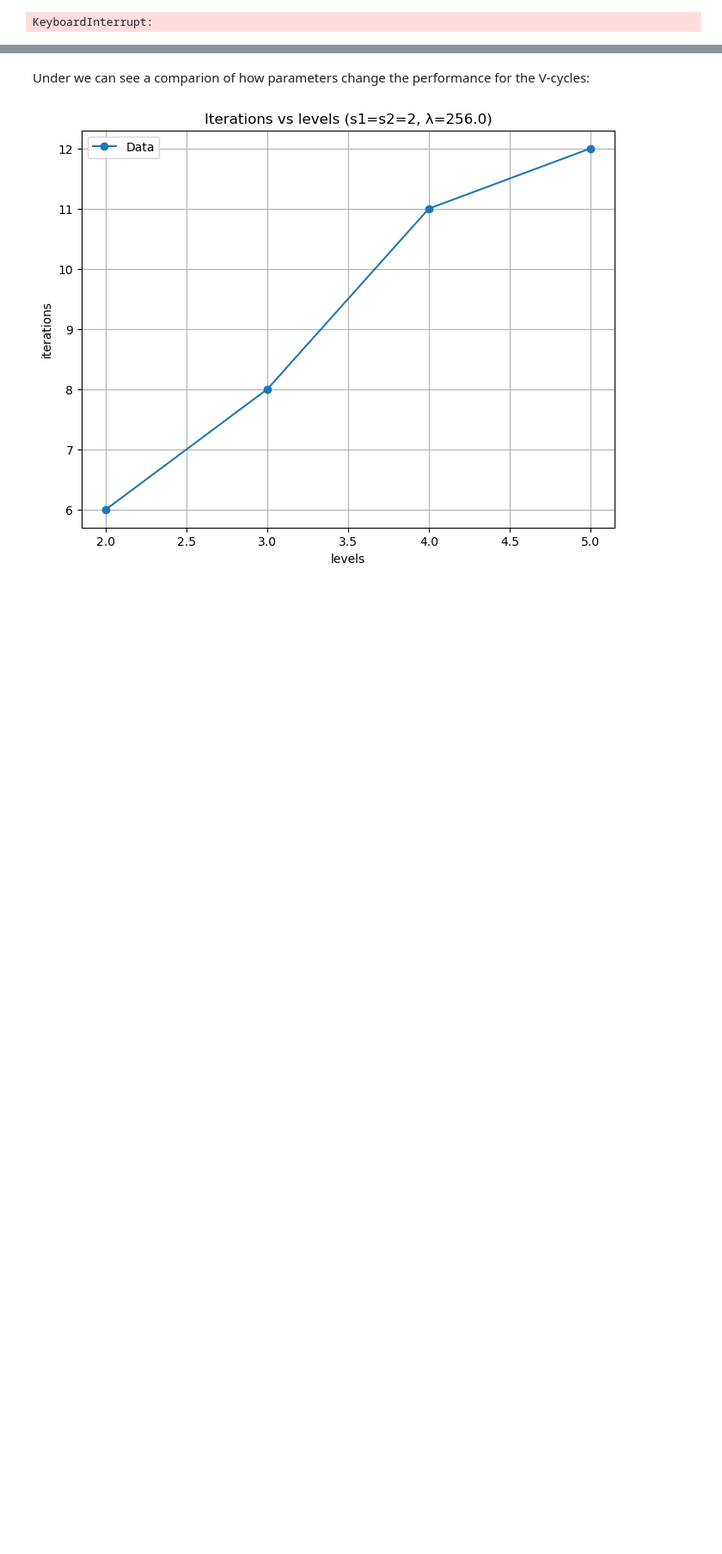
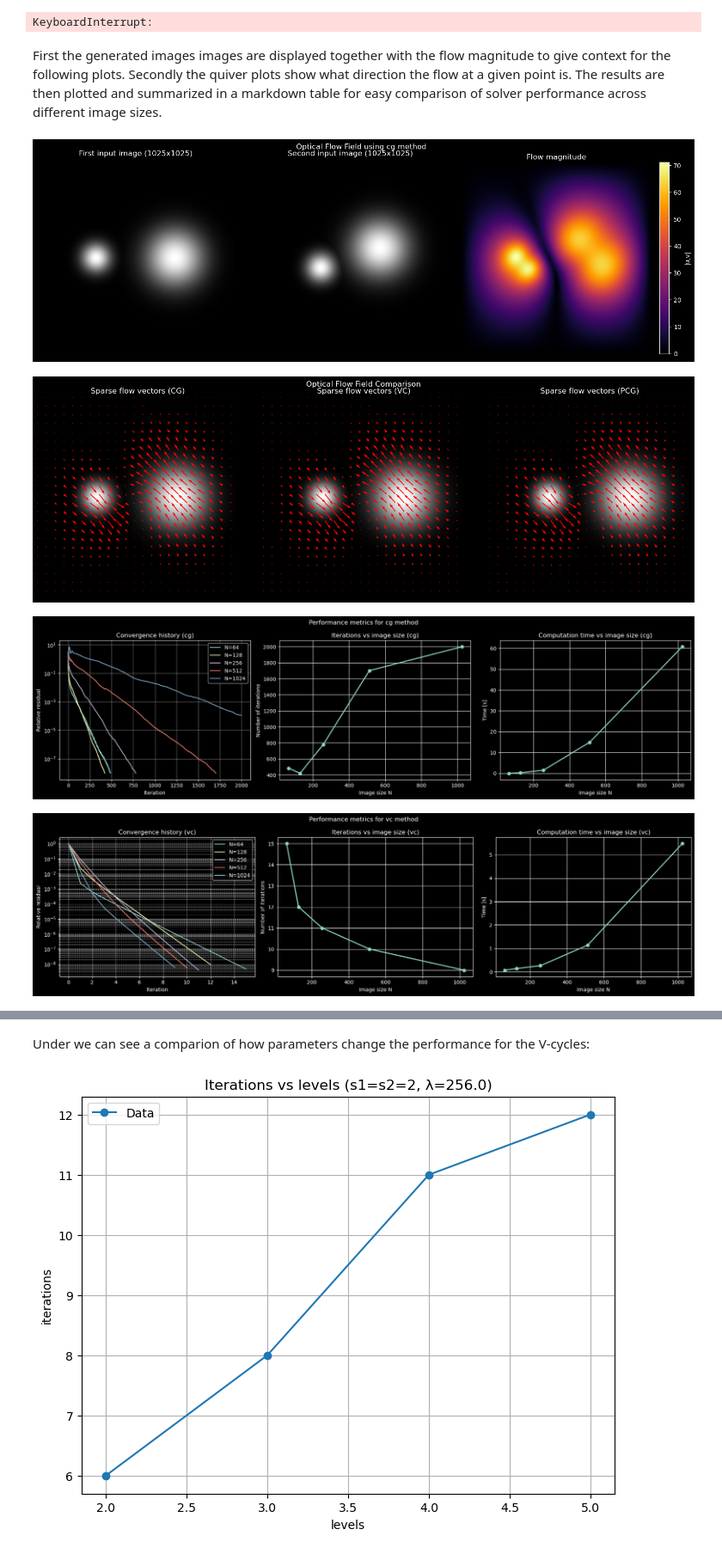
Before and after one commit to tlhaugen/TMA4205-Estimation-of-Optical-Flow, a Jupyter notebook: main.ipynb, the cells around one changed output, grey strips where cells are left out. Shown at 86% size. Drawn from its saved outputs; the diff is of its cells as text; code cells hidden in the pictures; blank space fills up the shorter version.

Commit message:
Rewritten entirety of image size and lambda comparison code

```diff
--- a/main.ipynb
+++ b/main.ipynb
@@ -510,39 +450,25 @@ for k, N in enumerate(Ns):
 # %%
-
 tol = 1e-8
 maxit = 2000
-methods = ["cg", "vc", "pcg"]
-Ns = [2**i for i in range(6, 11)]
+Ns = [64, 128, 256, 512 , 1024]
 
-
-results = init_results(methods, Ns)
-
-solvers_dict = {
-    "cg": of_cg,
-    "vc": of_vc,
-    "pcg": pcg_solver,
-}
-
-results = run_all_methods(
-    methods,
-    Ns,
-    results,
-    generate_test_image,
-    image_preprocess,
-    solvers_dict,
-    testcase=2,
-    tol=tol,
-    maxit=maxit,
-)
+results = init_image_results(Ns)
+results, u_cg, v_cg, u_vc, v_vc, u_pcg, v_pcg, I0, I1 = run_all_image(Ns, results, tol=tol, maxit=maxit)
 # %% [output]
 KeyboardInterrupt:
+# %% [markdown]
+First the generated images images are displayed together with the flow magnitude to give context for the following plots. Secondly the quiver plots show what direction the flow at a given point is. The results are then plotted and summarized in a markdown table for easy comparison of solver performance across different image sizes.
 # %%
 plot_flow_field(I0, I1, u_cg, v_cg, method='cg')
 plot_quiver(I0, u_cg, v_cg, u_vc, v_vc, u_pcg, v_pcg, 45)
+
 plot_performance(results, method="cg")
 plot_performance(results, method="vc")
 plot_performance(results, method="pcg")
-
-
-df_size = summarize_results(results)
-print(df_size.to_markdown(index=False, floatfmt=".3g"))
+result_table = summarize_results(results)
+print(result_table.to_markdown(index=False, floatfmt=".3g"))
+# %% [output]
+[figure, added]
+[figure, added]
+[figure, added]
+[figure, added]
```
Also changed, not shown: parts of 18 cells of this notebook, 1 other file.
